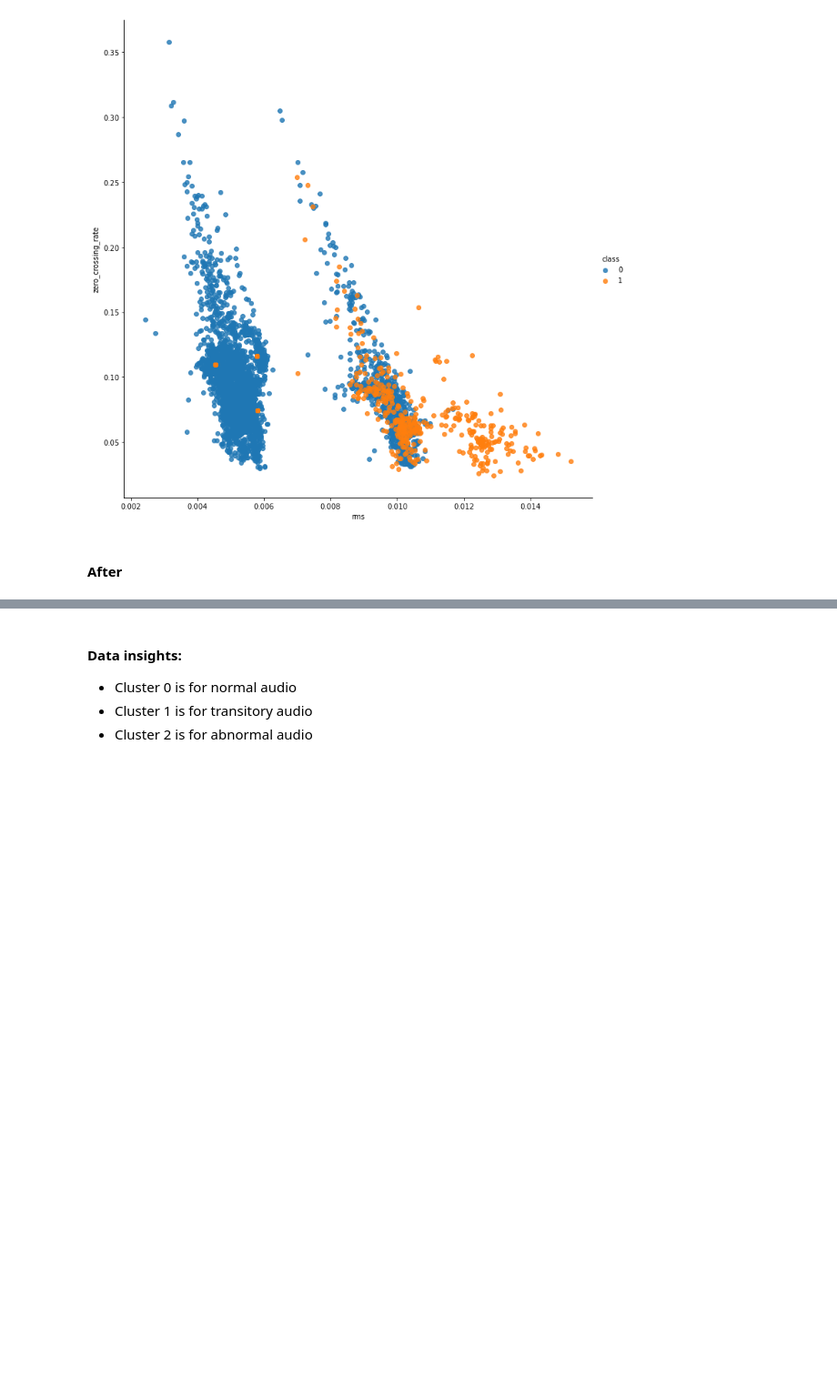
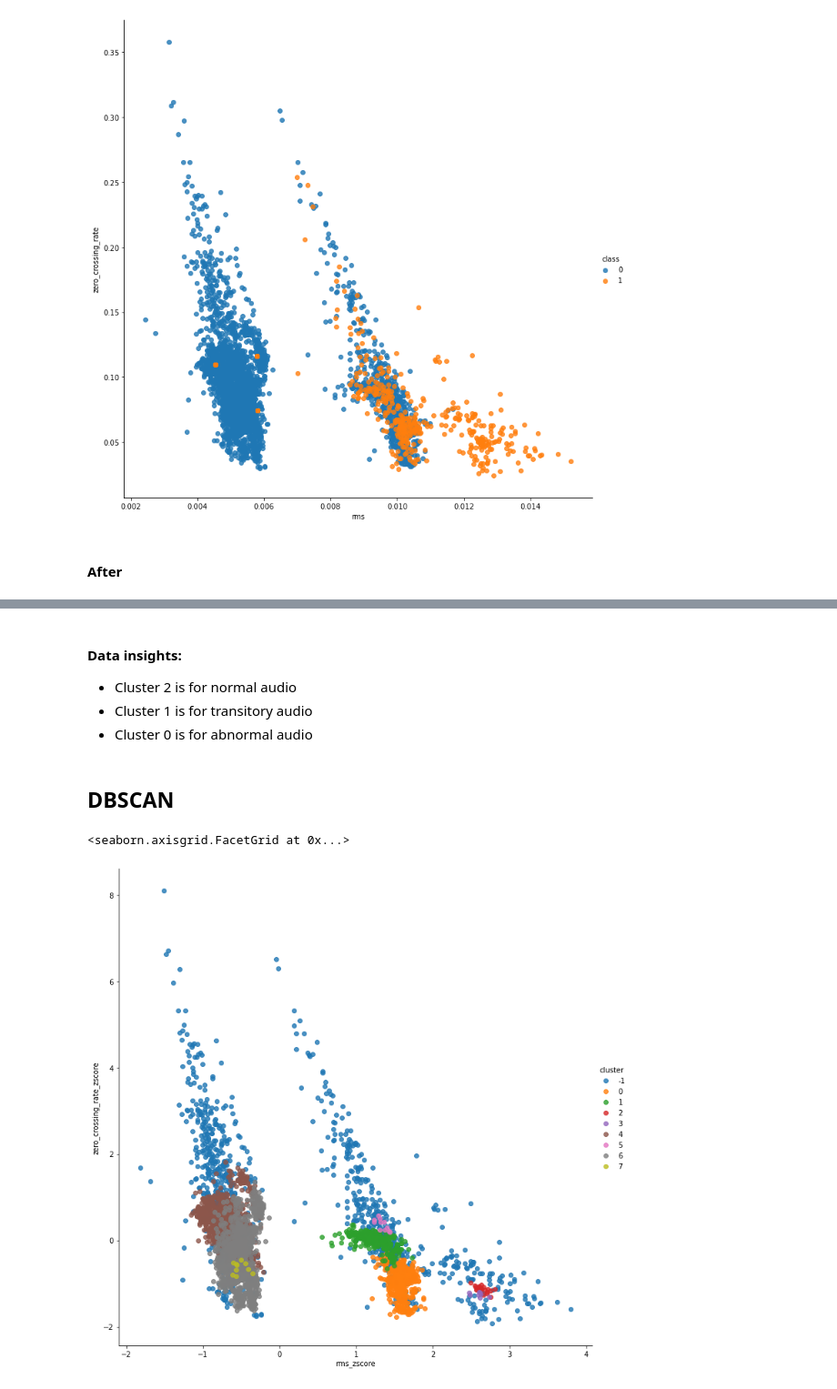
Before and after one commit to N1chelle/Anomaly-Detection-Clustering, a Jupyter notebook: Clustering audio files.ipynb, the cells around one changed output, grey strips where cells are left out. Shown: that part at 91% size. Saved outputs shown, nothing was run; the diff lists cells and outputs as text; code cells hidden in the pictures; blank space fills up the shorter version.

```diff
--- a/Clustering audio files.ipynb
+++ b/Clustering audio files.ipynb
@@ -129,5 +137,44 @@ sns.lmplot(x='rms_zscore', y='zero_crossing_rate_zscore',  height=10, data=audio
 # %% [markdown]
 #### Data insights:
-* Cluster 0 is for normal audio
+* Cluster 2 is for normal audio
 * Cluster 1 is for transitory audio
-* Cluster 2 is for abnormal audio
+* Cluster 0 is for abnormal audio
+# %% [markdown]
+## DBSCAN
+# %%
+from numpy import unique
+from numpy import where
+from matplotlib import pyplot
+from sklearn.cluster import DBSCAN
+
+# Number of audio clusters
+team_size = 10
+
+# z-score normalisation
+audio_metrics_normalized = (df2-df2.mean())/df2.std()
+audio_metrics_normalized = audio_metrics_normalized.rename(columns={'chroma_stft': 'chroma_stft_zscore',
+                                                                        'spectral_centroid':'spectral_centroid_zscore',
+                                                                        'spectral_bandwidth':'spectral_bandwidth_zscore',
+                                                                        'spectral_rolloff':'spectral_rolloff_zscore',
+                                                                       'rms':'rms_zscore',
+                                                                       'zero_crossing_rate':'zero_crossing_rate_zscore',})
+# Create a model for the dataset
+dbscan_model = DBSCAN(eps=0.35, min_samples=team_size)
+
+# Assign each data point to a cluster
+dbscan_result = dbscan_model.fit_predict(audio_metrics_normalized)
+
+# Get all of the unique clusters
+dbscan_cluster = unique(dbscan_result)
+
+
+
+# Add cluster index to dataframe
+cluster_labels = pd.Series(dbscan_model.labels_, name='cluster')
+audio_metrics_normalized = audio_metrics_normalized.join(cluster_labels.to_frame())
+# %%
+sns.lmplot(x='rms_zscore', y='zero_crossing_rate_zscore',  height=10, data=audio_metrics_normalized,
+           fit_reg=False, hue='cluster')
+# %% [output]
+<seaborn.axisgrid.FacetGrid at 0x...>
+[figure, added]
```
Also changed, not shown: parts of 14 cells of this notebook.
